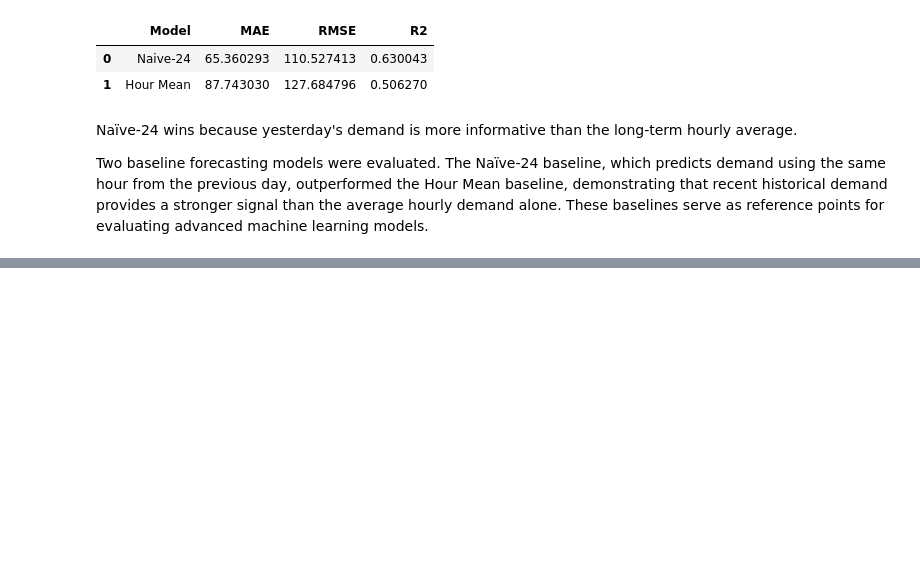
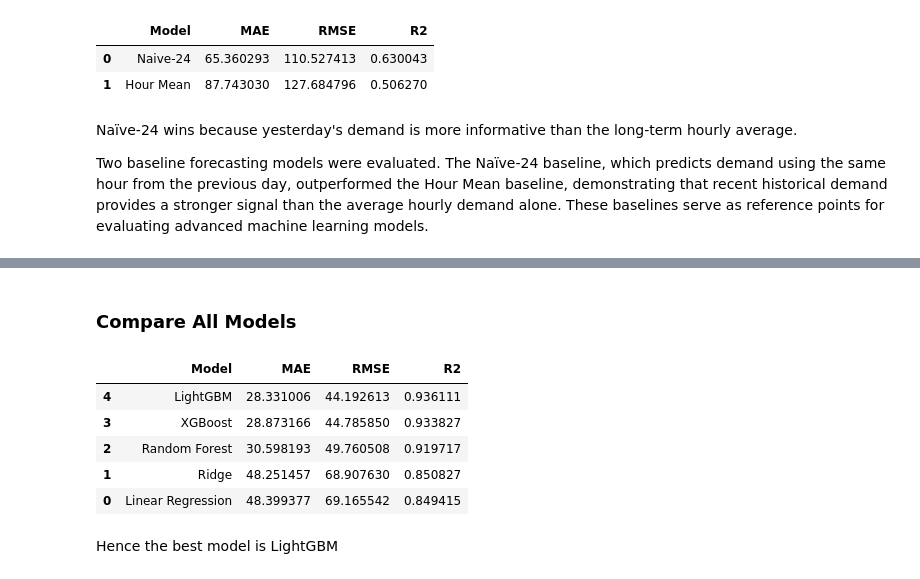
Before and after one commit to anwesha-1125/Ridewise, a Jupyter notebook: Notebooks/modeling.ipynb, the cells around one changed output, grey strips where cells are left out. Cells and saved outputs as stored; diff of their text form; code cells hidden in the pictures; blank space fills up the shorter version.

Commit message:
model trained

```diff
--- a/Notebooks/modeling.ipynb
+++ b/Notebooks/modeling.ipynb
@@ -57,5 +70,5 @@ from sklearn.model_selection import TimeSeriesSplit
 # %%
-df = pd.read_csv("data/processed/hour_featured.csv")
+df = pd.read_csv("../data/processed/hour_featured.csv")
 df.head()
 # %% [output]
 |  | datetime | season | yr | mnth | hr | holiday | weekday | workingday | weathersit | temp | ... |
@@ -356,0 +391,7 @@ Two baseline forecasting models were evaluated. The Naïve-24 baseline, which pr
+# %%
+# Ridge Regression
+
+ridge = Ridge(alpha=1.0)
+
+ridge_results = Evaluate_model(ridge , X , y)
+ridge_results
@@ -356,0 +441,11 @@ Two baseline forecasting models were evaluated. The Naïve-24 baseline, which pr
+# %%
+# LightGBM
+
+lgbm = LGBMRegressor(
+    n_estimators=300,
+    learning_rate=0.05,
+    random_state=42
+)
+
+lgbm_results = Evaluate_model(lgbm,X,y)
+lgbm_results
@@ -356,0 +473,49 @@ Two baseline forecasting models were evaluated. The Naïve-24 baseline, which pr
+# %% [markdown]
+### Compare All Models
+# %%
+results = pd.DataFrame({
+
+    "Model":[
+        "Linear Regression",
+        "Ridge",
+        "Random Forest",
+        "XGBoost",
+        "LightGBM"
+    ],
+
+    "MAE":[
+        linear_results["MAE"],
+        ridge_results["MAE"],
+        rf_results["MAE"],
+        xgb_results["MAE"],
+        lgbm_results["MAE"]
+    ],
+
+    "RMSE":[
+        linear_results["RMSE"],
+        ridge_results["RMSE"],
+        rf_results["RMSE"],
+        xgb_results["RMSE"],
+        lgbm_results["RMSE"]
+    ],
+
+    "R2":[
+        linear_results["R2"],
+        ridge_results["R2"],
+        rf_results["R2"],
+        xgb_results["R2"],
+        lgbm_results["R2"]
+    ]
+
+})
+
+results.sort_values("MAE")
+# %% [output]
+|  | Model | MAE | RMSE | R2 |
+| 4 | LightGBM | 28.331006 | 44.192613 | 0.936111 |
+| 3 | XGBoost | 28.873166 | 44.785850 | 0.933827 |
+| 2 | Random Forest | 30.598193 | 49.760508 | 0.919717 |
+| 1 | Ridge | 48.251457 | 68.907630 | 0.850827 |
+| 0 | Linear Regression | 48.399377 | 69.165542 | 0.849415 |
+# %% [markdown]
+Hence the best model is LightGBM
```
Also changed, not shown: parts of 18 cells of this notebook, 3 other files.
